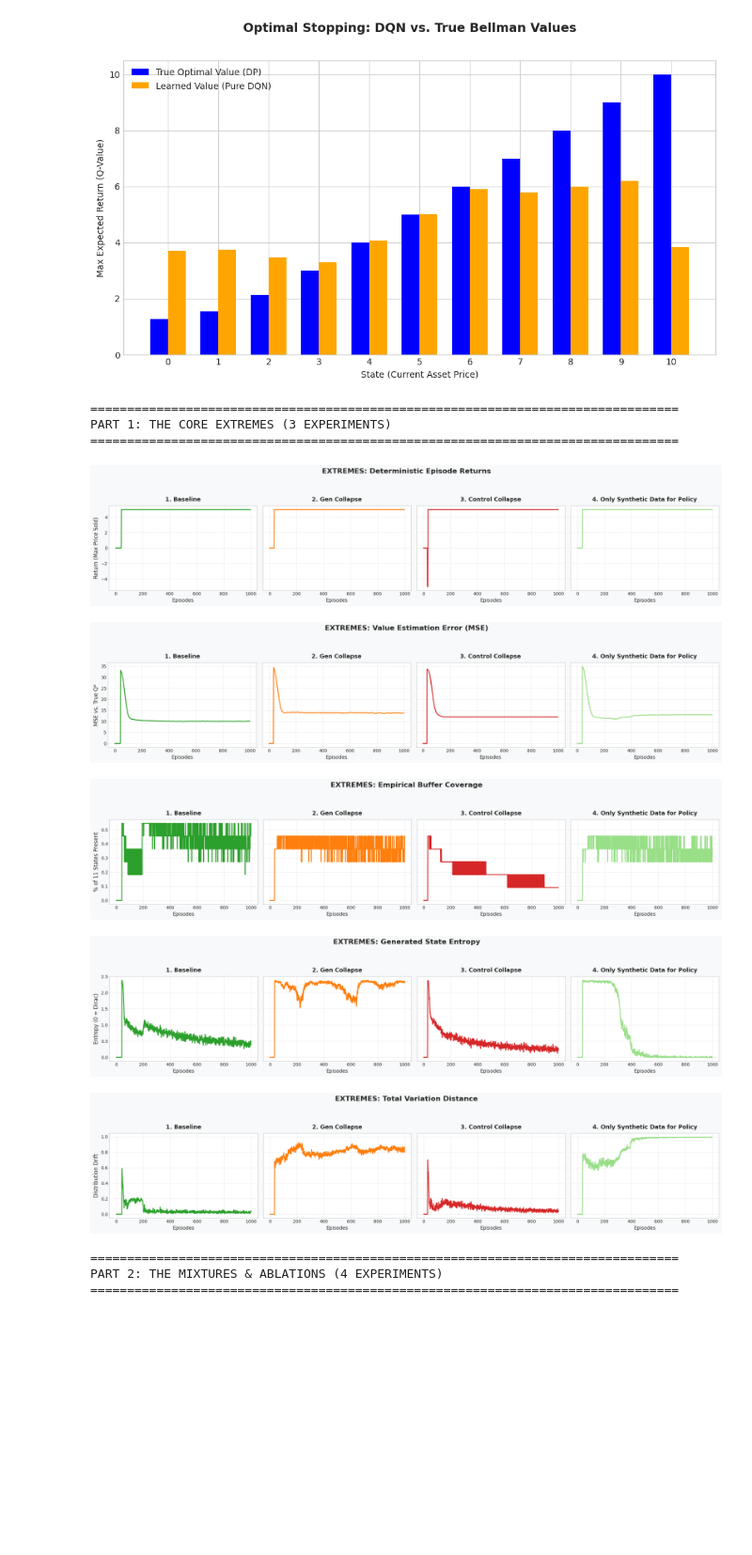
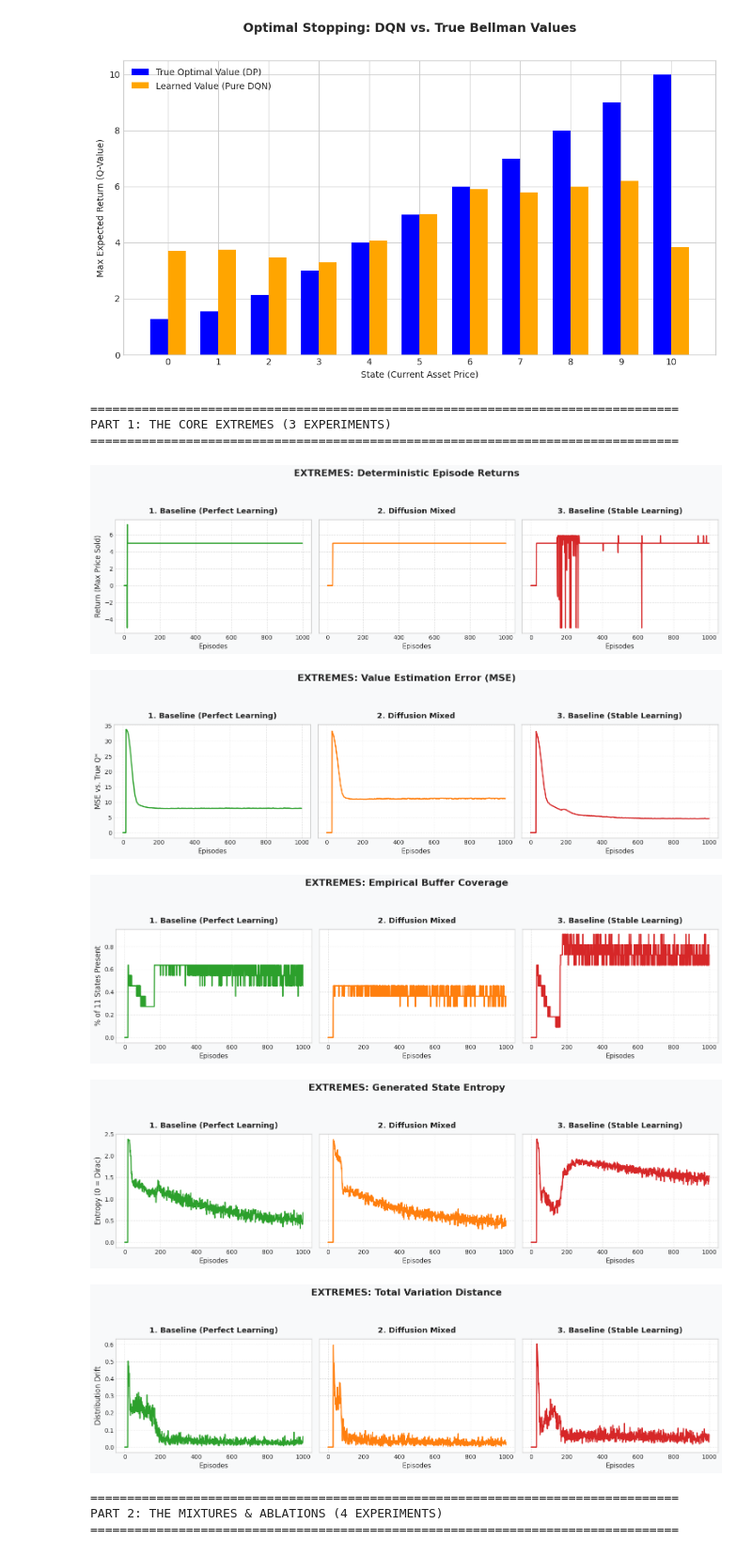
Before and after one commit to Sakii0912/Deep_RL_Experiments, a Jupyter notebook: SynthER/OptimalStopping.ipynb, the cells around one changed output. Shown at 94% size. Cells and saved outputs as stored; diff of their text form; code cells hidden in the pictures; blank space fills up the shorter version.

```diff
--- a/SynthER/OptimalStopping.ipynb
+++ b/SynthER/OptimalStopping.ipynb
@@ -335,17 +319,21 @@ metrics_to_plot = [
 
 # Define Groups and Colors
 group_1 = [
-    ('1. Baseline', m_base, '#2ca02c'),          # Green
-    ('2. Gen Collapse', m_collapse, '#ff7f0e'),  # Orange
-    ('3. Control Collapse', m_ctrl, '#d62728'),  # Red
-    ('4. Only Synthetic Data for Policy', m_only_synthetic_for_policy, '#98df87')  # Light Green
+    ('1. Baseline (Perfect Learning)', m_perfect, '#2ca02c'),          # Green
+    ('2. Diffusion Mixed', m_diffusion_mixed, '#ff7f0e'),  # Orange
+    ('3. Baseline (Stable Learning)', m_perfect_model_mixed_policy, '#d62728'),  # Red
 ]
 
 group_2 = [
-    ('5. SynthER Healthy', m_synther, '#1f77b4'),# Blue
-    ('6. Dyna-Q Style', m_dynaq, '#9467bd'),     # Purple
-    ('7. Half-Mixed', m_mixed, '#e377c2'),       # Pink
-    ('8. Full Mixture', m_full_borkar, '#7f7f7f')# Gray
+    ('4. Generative Model Collapse mixed policy', m_model_collapse_mixed_policy, '#98df87'),  # Light Green
+    ('5.Model collapse and Only Synthetic Data for Policy', m_model_collapse_synthetic_policy, '#1f77b4'),# Blue
+    ('6. Control Collapse two', m_control_collapse_two, '#9467bd'),     # Purple
+    ('7. Only Synthetic Data for Both', m_synthetic_synthetic, '#e377c2'),       # Pink
+]
+
+group_3 = [
+    ('8. Model Collapse but Not Control', m_model_collapse_but_not_control, '#8c564b'),  # Brown
+    ('9. Control Collapse but Not Model', m_control_collapse_but_not_model, '#7f7f7f'),  # Gray
 ]
 
 def plot_group(group_data, title_prefix):
@@ -356,38 +344,44 @@ def plot_group(group_data, title_prefix):
         fig.suptitle(f"{title_prefix}: {title}", fontsize=16, fontweight='bold', y=1.1)
 
         for i, (name, data, color) in enumerate(group_data):
             ax = axes[i]
             if metric_key in data and len(data[metric_key]) > 0:
                 ax.plot(data[metric_key], color=color, linewidth=2.0)
 
             ax.set_title(name, fontsize=13, fontweight='bold', pad=10)
             ax.set_xlabel("Episodes", fontsize=11)
             if i == 0: ax.set_ylabel(ylabel, fontsize=12)
             ax.grid(True, alpha=0.5, linestyle='--')
 
         plt.tight_layout()
         plt.show()
 
 # Plot the 3 Extreme cases
 print("="*80)
 print("PART 1: THE CORE EXTREMES (3 EXPERIMENTS)")
 print("="*80)
 plot_group(group_1, "EXTREMES")
 
 # Plot the 4 Mixture cases
 print("="*80)
 print("PART 2: THE MIXTURES & ABLATIONS (4 EXPERIMENTS)")
 print("="*80)
 plot_group(group_2, "MIXTURES")
+
+# Plot the 2 Ablation cases
+print("="*80)
+print("PART 3: THE ABLATIONS (2 EXPERIMENTS)")
+print("="*80)
+plot_group(group_3, "ABLATIONS")
 # %% [output]
 ================================================================================
 PART 1: THE CORE EXTREMES (3 EXPERIMENTS)
 ================================================================================
-[figure, old version]
+[figure, new version]
-[figure, old version]
+[figure, new version]
-[figure, old version]
+[figure, new version]
-[figure, old version]
+[figure, new version]
-[figure, old version]
+[figure, new version]
 ================================================================================
 PART 2: THE MIXTURES & ABLATIONS (4 EXPERIMENTS)
 ================================================================================
```
Also changed, not shown: parts of 2 cells of this notebook, 1 other file.
